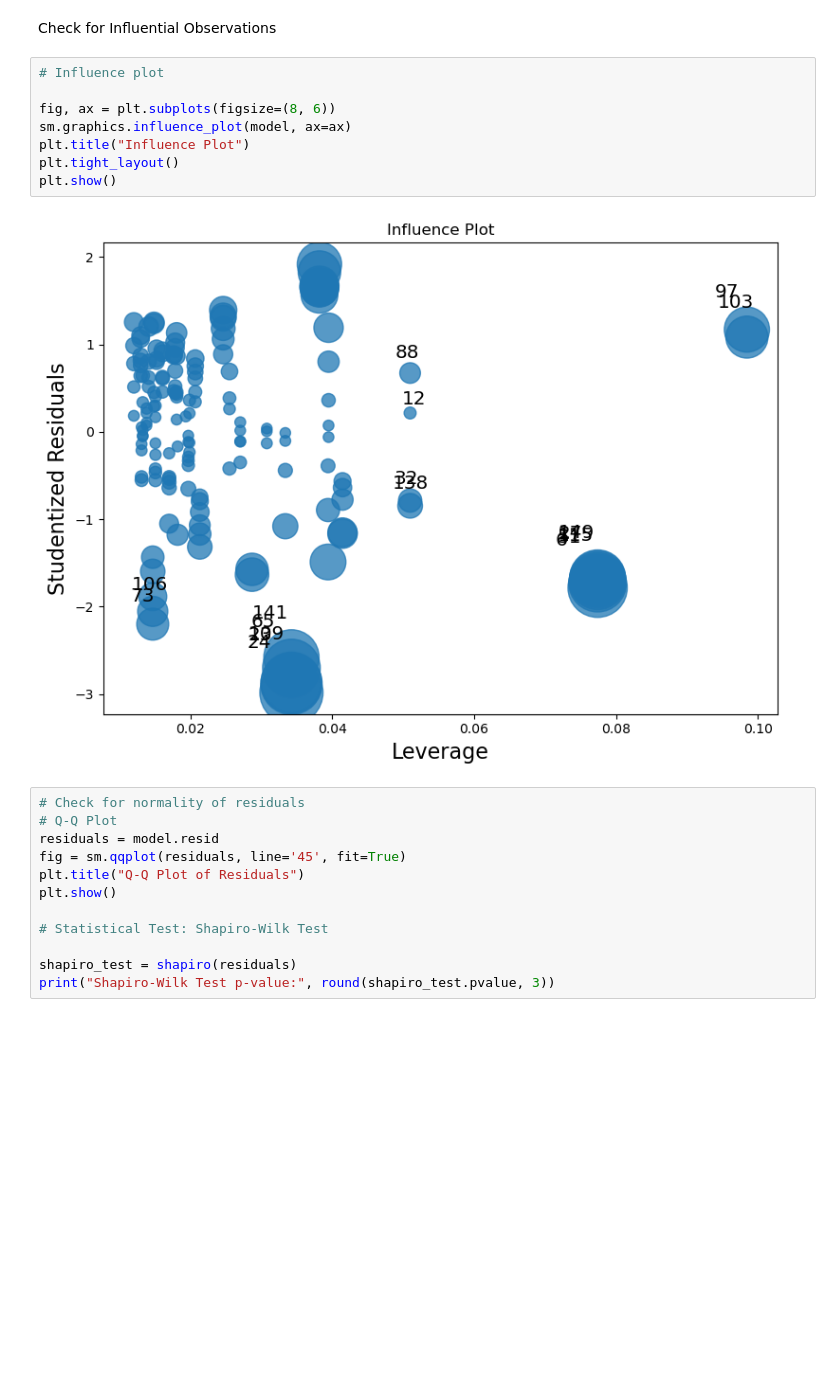
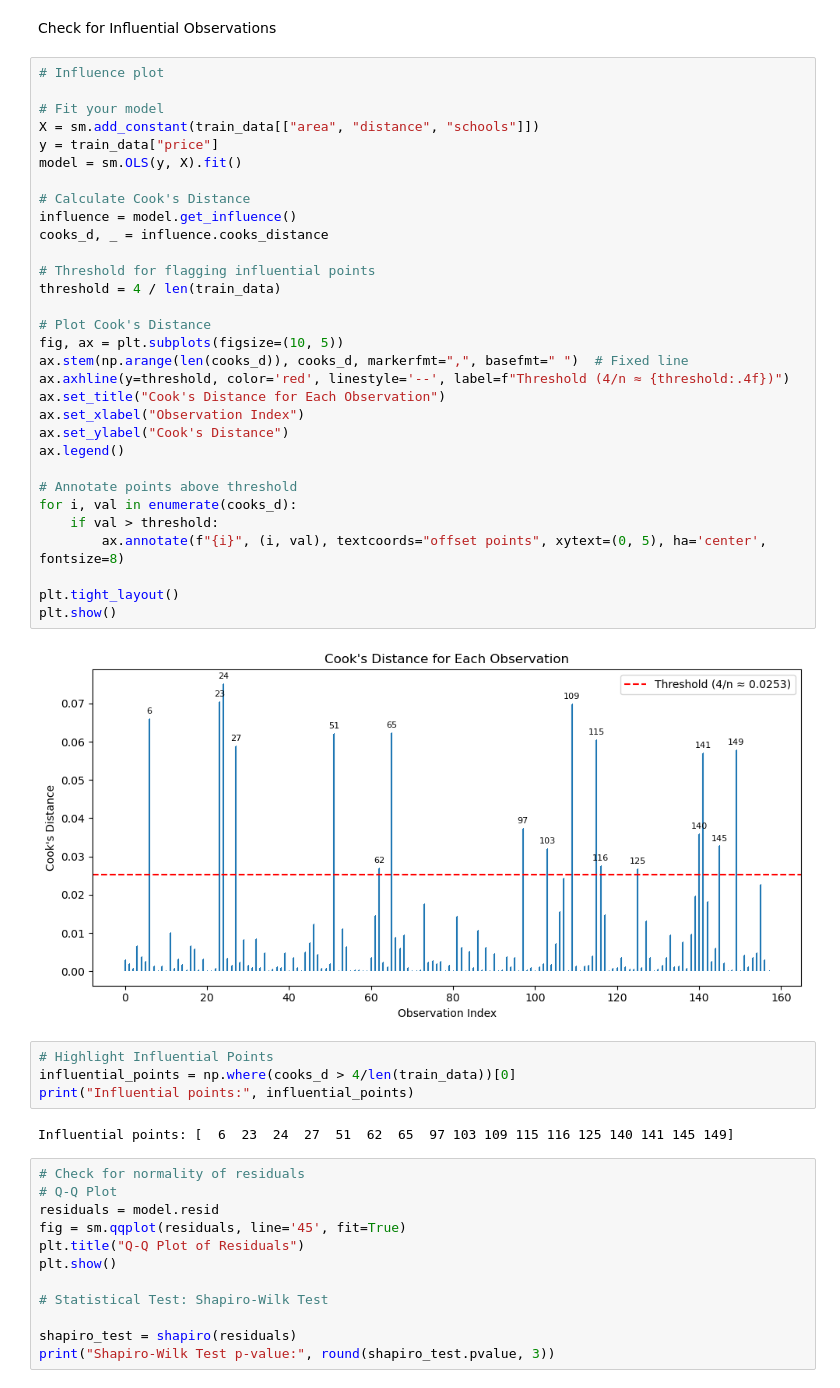
Before and after one commit to kochezz/001-house-price-prediction-python, a Jupyter notebook: notebooks/02_model_building.ipynb, the cells around one changed output. Saved outputs shown, nothing was run; the diff lists cells and outputs as text; blank space fills up the shorter version.

Commit message:
Update app and Model

```diff
--- a/notebooks/02_model_building.ipynb
+++ b/notebooks/02_model_building.ipynb
@@ -95,13 +113,42 @@ Check for Influential Observations
 # %%
 # Influence plot
 
-fig, ax = plt.subplots(figsize=(8, 6))
-sm.graphics.influence_plot(model, ax=ax)
-plt.title("Influence Plot")
+# Fit your model
+X = sm.add_constant(train_data[["area", "distance", "schools"]])
+y = train_data["price"]
+model = sm.OLS(y, X).fit()
+
+# Calculate Cook's Distance
+influence = model.get_influence()
+cooks_d, _ = influence.cooks_distance
+
+# Threshold for flagging influential points
+threshold = 4 / len(train_data)
+
+# Plot Cook's Distance
+fig, ax = plt.subplots(figsize=(10, 5))
+ax.stem(np.arange(len(cooks_d)), cooks_d, markerfmt=",", basefmt=" ")  # Fixed line
+ax.axhline(y=threshold, color='red', linestyle='--', label=f"Threshold (4/n ≈ {threshold:.4f})")
+ax.set_title("Cook's Distance for Each Observation")
+ax.set_xlabel("Observation Index")
+ax.set_ylabel("Cook's Distance")
+ax.legend()
+
+# Annotate points above threshold
+for i, val in enumerate(cooks_d):
+    if val > threshold:
+        ax.annotate(f"{i}", (i, val), textcoords="offset points", xytext=(0, 5), ha='center', fontsize=8)
+
 plt.tight_layout()
 plt.show()
 # %% [output]
-[figure, old version]
+[figure, new version]
+# %%
+# Highlight Influential Points
+influential_points = np.where(cooks_d > 4/len(train_data))[0]
+print("Influential points:", influential_points)
+# %% [output]
+Influential points: [  6  23  24  27  51  62  65  97 103 109 115 116 125 140 141 145 149]
 # %%
 # Check for normality of residuals
 # Q-Q Plot
```
Also changed, not shown: parts of 3 cells of this notebook, 1 other file.
